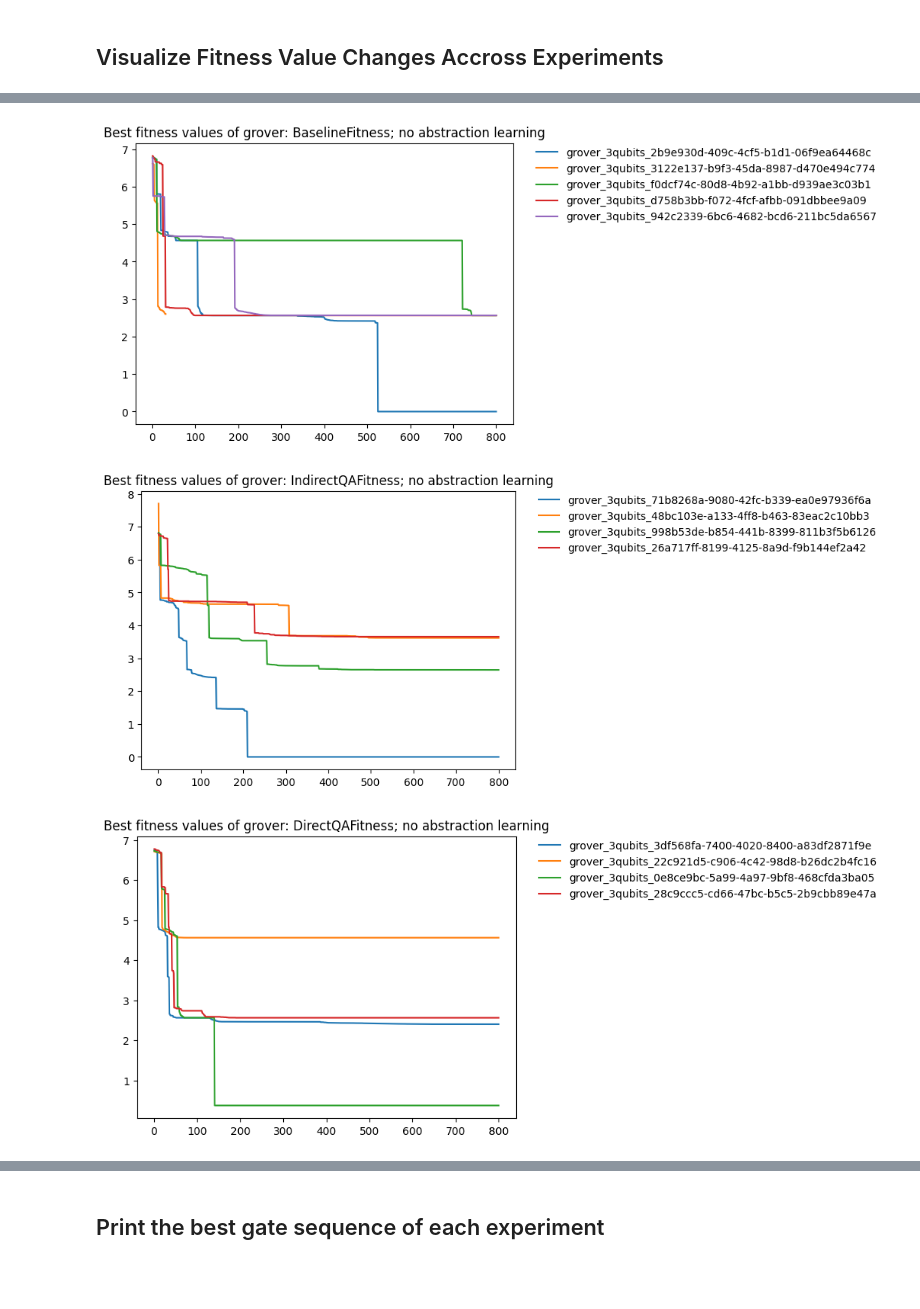
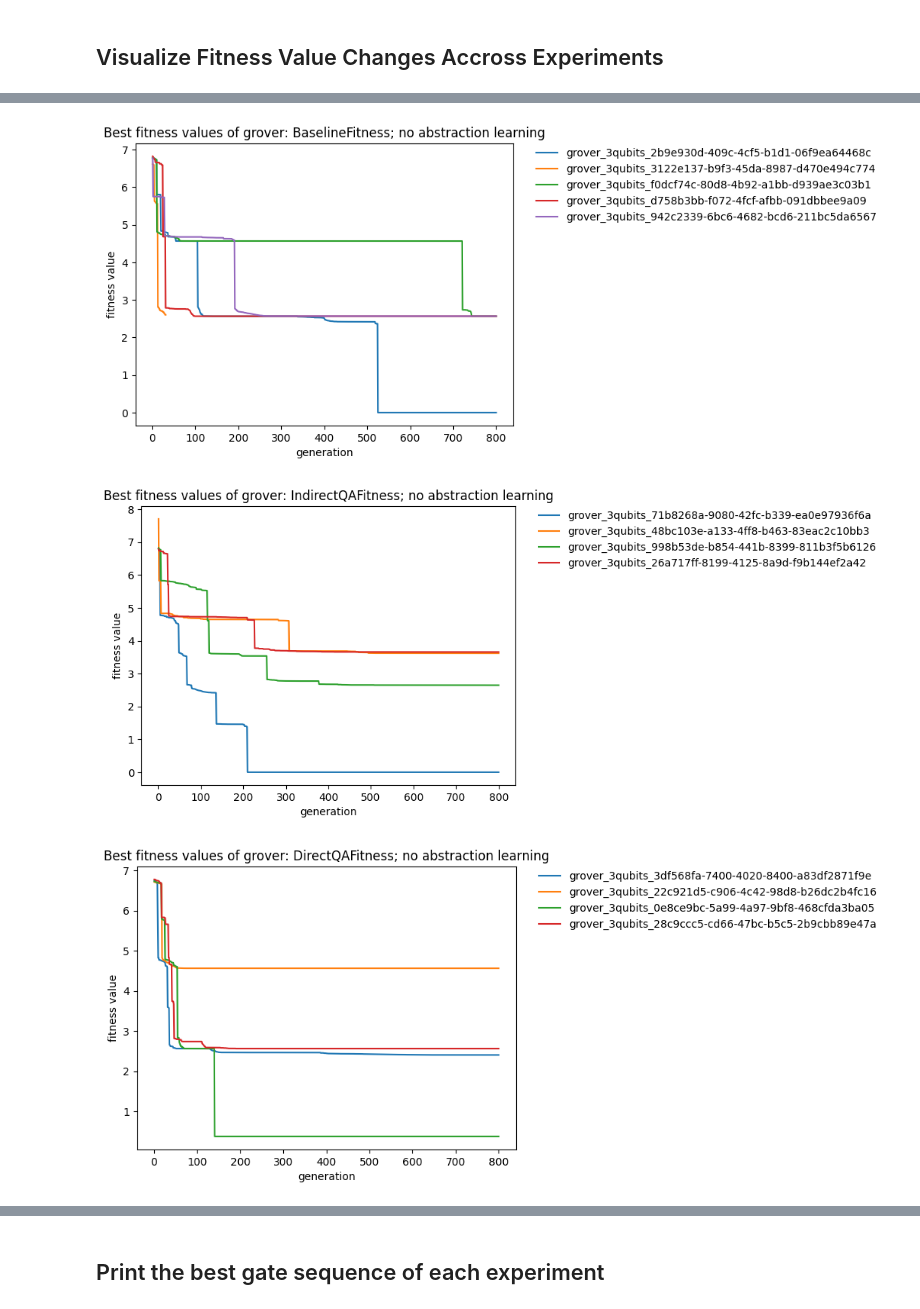
Before and after one commit to westoun/gp4qc, a Jupyter notebook: evaluation.ipynb, the cells around one changed output, grey strips where cells are left out. Drawn from its saved outputs; the diff is of its cells as text; code cells hidden in the pictures; blank space fills up the shorter version.

```diff
--- a/evaluation.ipynb
+++ b/evaluation.ipynb
@@ -103,6 +103,8 @@ for experiment_id in experiment_ids:
     ax = plt.subplot()
     ax.plot(current_fitness_values["generation"], current_fitness_values["best_fitness_value"])
     ax.plot(current_fitness_values["generation"], current_fitness_values["mean_fitness_value"])
+    ax.set_xlabel("generation")
+    ax.set_ylabel("fitness value")
 
     print(f"Experiment Id: {experiment_id}")
     print(f"\tConfiguration: {configuration}")
@@ -156,6 +158,8 @@ for configuration in configurations:
         current_fitness_values = fitness_values.loc[fitness_values["experiment_id"] == experiment_id]
 
         ax.plot(current_fitness_values["generation"], current_fitness_values["mean_fitness_value"])
+        ax.set_xlabel("generation")
+        ax.set_ylabel("fitness value")
         ax = plt.subplot()
 
     plt.legend(legend, bbox_to_anchor=(1.05, 1), loc='upper left', borderaxespad=0, framealpha=0)
@@ -172,28 +176,30 @@ for configuration in configurations:
 # %%
 # Group by configuration
 configurations = experiments["configuration"].unique()
 experiment_ids = experiments["experiment_id"].unique()
 
 for configuration in configurations:
     legend = []
 
     for experiment_id in experiment_ids:
         current_configuration = experiments.loc[experiments["experiment_id"] == experiment_id]["configuration"].tolist()[0].strip()
         if current_configuration != configuration:
             continue
 
         legend.append(experiment_id)
 
         current_fitness_values = fitness_values.loc[fitness_values["experiment_id"] == experiment_id]
 
         ax.plot(current_fitness_values["generation"], current_fitness_values["best_fitness_value"])
+        ax.set_xlabel("generation")
+        ax.set_ylabel("fitness value")
         ax = plt.subplot()
 
     plt.legend(legend, bbox_to_anchor=(1.05, 1), loc='upper left', borderaxespad=0, framealpha=0)
     plt.title(f"Best fitness values of {EVALUATION_CASE}: {configuration}")
     plt.savefig(f"results/{EVALUATION_CASE}_{configuration}_best.png", bbox_inches='tight', transparent=True)
     plt.show()
 # %% [output]
-[figure, old version]
+[figure, new version]
-[figure, old version]
+[figure, new version]
-[figure, old version]
+[figure, new version]
```
Also changed, not shown: parts of 3 cells of this notebook.
